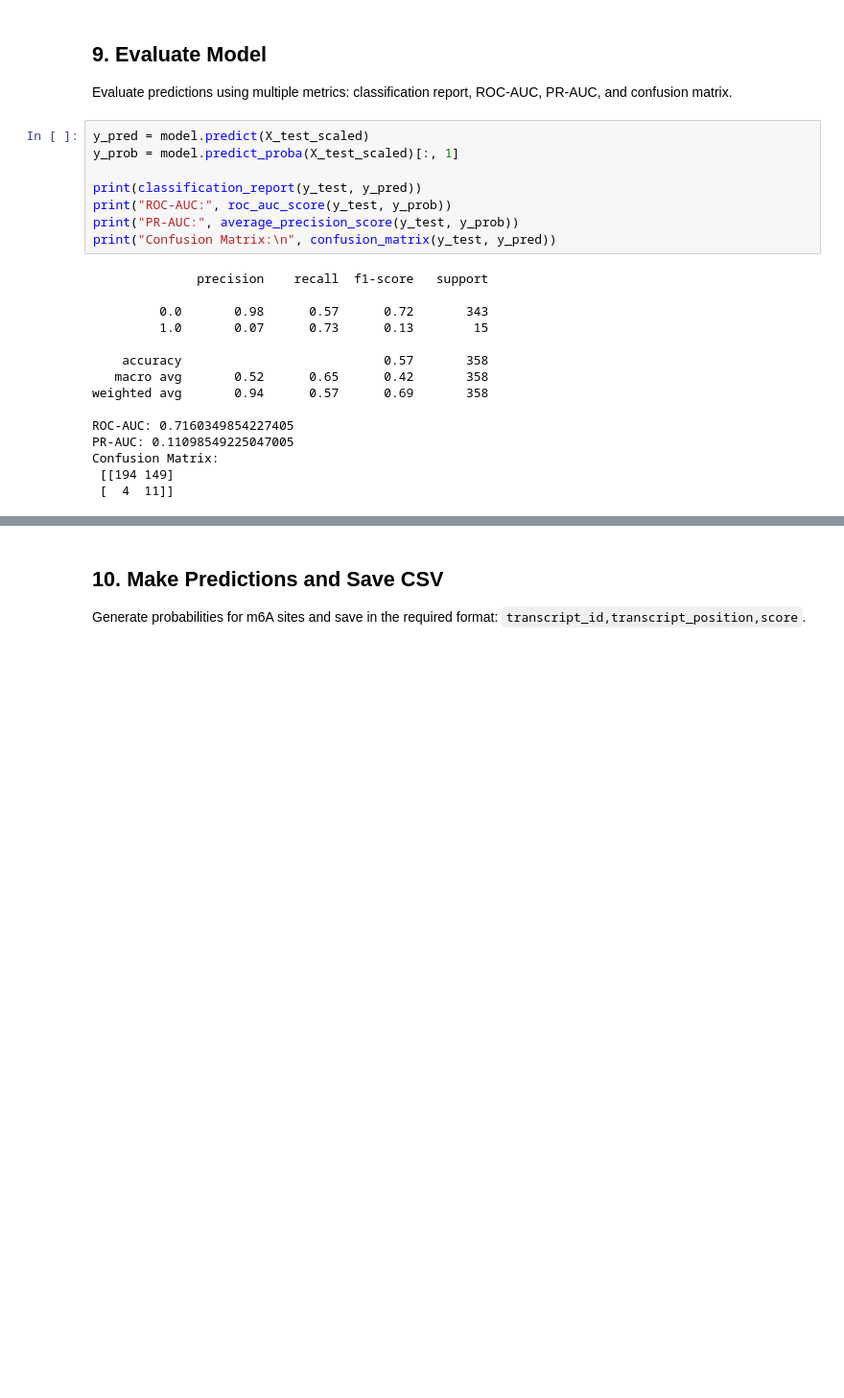
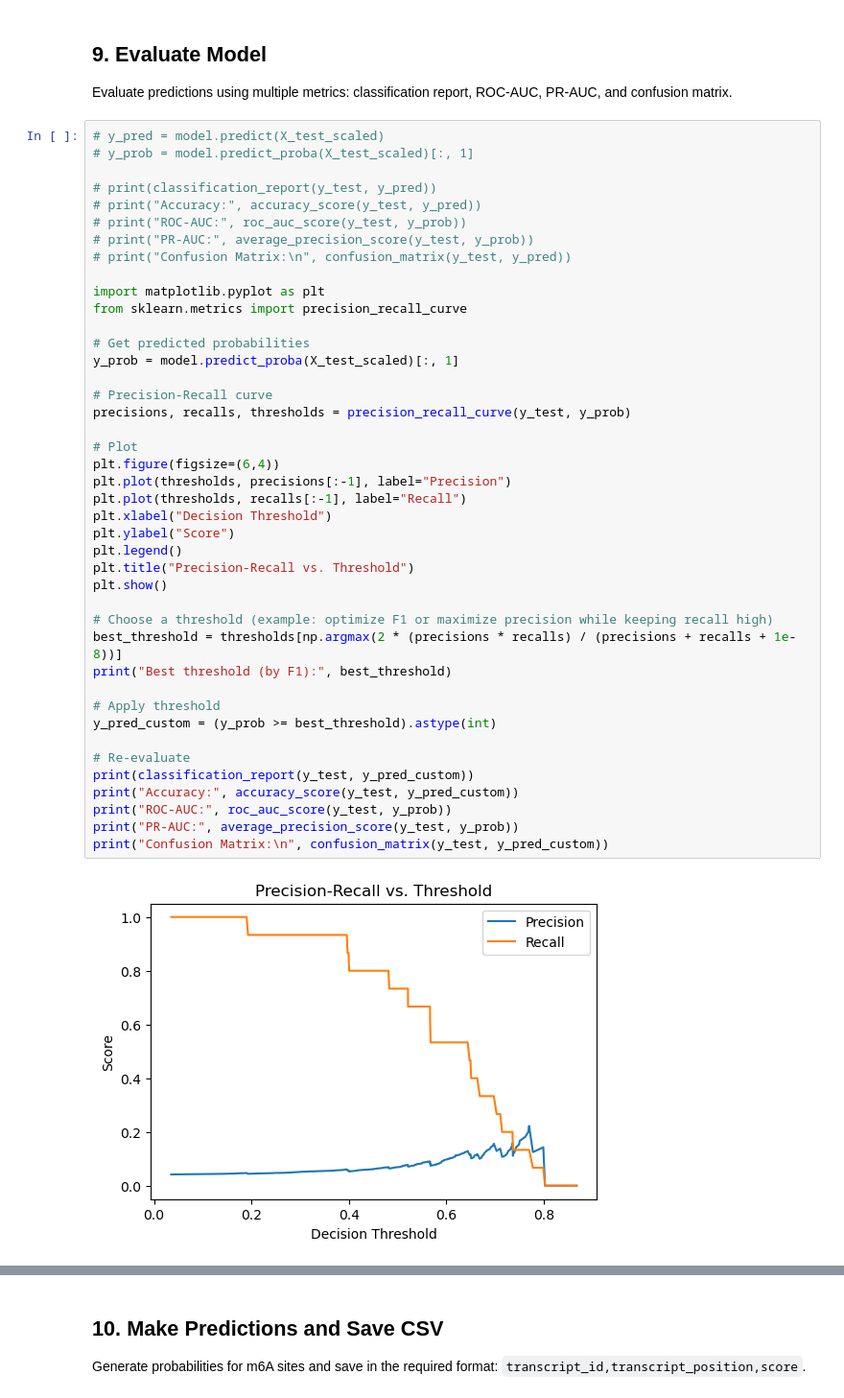
Before and after one commit to yusukedt/dsa4262_group1, a Jupyter notebook: logistic_regression.ipynb, the cells around one changed output, grey strips where cells are left out. Shown: that part at 96% size. Drawn from its saved outputs; the diff is of its cells as text; blank space fills up the shorter version.

Commit message:
fine tune model

```diff
--- a/logistic_regression.ipynb
+++ b/logistic_regression.ipynb
@@ -153,26 +167,47 @@ LogisticRegression(class_weight='balanced', random_state=42, solver='liblinear')
 ## 9. Evaluate Model
 
 Evaluate predictions using multiple metrics: classification report, ROC-AUC, PR-AUC, and confusion matrix.
-# %%
-y_pred = model.predict(X_test_scaled)
-y_prob = model.predict_proba(X_test_scaled)[:, 1]
-
-print(classification_report(y_test, y_pred))
-print("ROC-AUC:", roc_auc_score(y_test, y_prob))
-print("PR-AUC:", average_precision_score(y_test, y_prob))
-print("Confusion Matrix:\n", confusion_matrix(y_test, y_pred))
-# %% [output]
-              precision    recall  f1-score   support
-
-         0.0       0.98      0.57      0.72       343
-         1.0       0.07      0.73      0.13        15
-
-    accuracy                           0.57       358
-   macro avg       0.52      0.65      0.42       358
-weighted avg       0.94      0.57      0.69       358
-
-ROC-AUC: 0.7160349854227405
-PR-AUC: 0.11098549225047005
-Confusion Matrix:
- [[194 149]
- [  4  11]]
+# %%
+# y_pred = model.predict(X_test_scaled)
+# y_prob = model.predict_proba(X_test_scaled)[:, 1]
+
+# print(classification_report(y_test, y_pred))
+# print("Accuracy:", accuracy_score(y_test, y_pred))
+# print("ROC-AUC:", roc_auc_score(y_test, y_prob))
+# print("PR-AUC:", average_precision_score(y_test, y_prob))
+# print("Confusion Matrix:\n", confusion_matrix(y_test, y_pred))
+
+import matplotlib.pyplot as plt
+from sklearn.metrics import precision_recall_curve
+
+# Get predicted probabilities
+y_prob = model.predict_proba(X_test_scaled)[:, 1]
+
+# Precision-Recall curve
+precisions, recalls, thresholds = precision_recall_curve(y_test, y_prob)
+
+# Plot
+plt.figure(figsize=(6,4))
+plt.plot(thresholds, precisions[:-1], label="Precision")
+plt.plot(thresholds, recalls[:-1], label="Recall")
+plt.xlabel("Decision Threshold")
+plt.ylabel("Score")
+plt.legend()
+plt.title("Precision-Recall vs. Threshold")
+plt.show()
+
+# Choose a threshold (example: optimize F1 or maximize precision while keeping recall high)
+best_threshold = thresholds[np.argmax(2 * (precisions * recalls) / (precisions + recalls + 1e-8))]
+print("Best threshold (by F1):", best_threshold)
+
+# Apply threshold
+y_pred_custom = (y_prob >= best_threshold).astype(int)
+
+# Re-evaluate
+print(classification_report(y_test, y_pred_custom))
+print("Accuracy:", accuracy_score(y_test, y_pred_custom))
+print("ROC-AUC:", roc_auc_score(y_test, y_prob))
+print("PR-AUC:", average_precision_score(y_test, y_prob))
+print("Confusion Matrix:\n", confusion_matrix(y_test, y_pred_custom))
+# %% [output]
+[figure, added]
```
Also changed, not shown: parts of 5 cells of this notebook, 1 other file.
